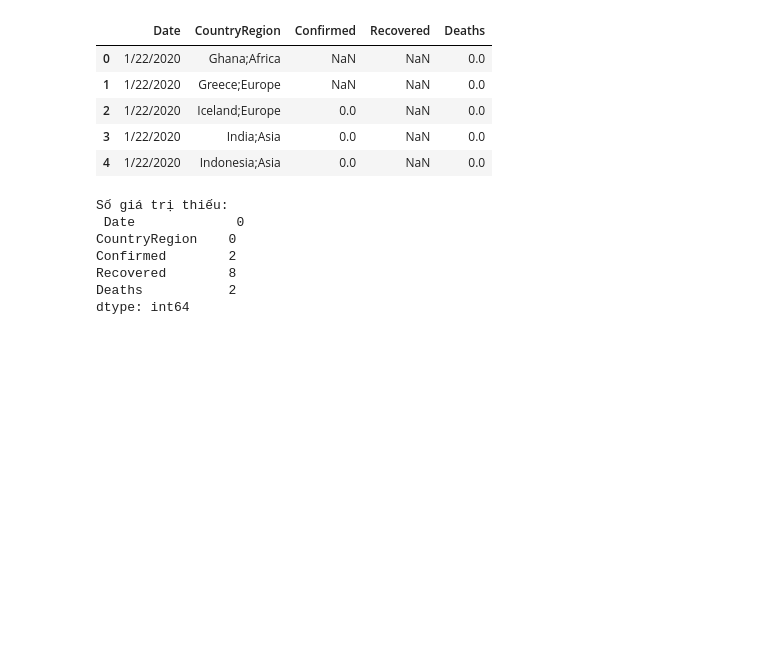
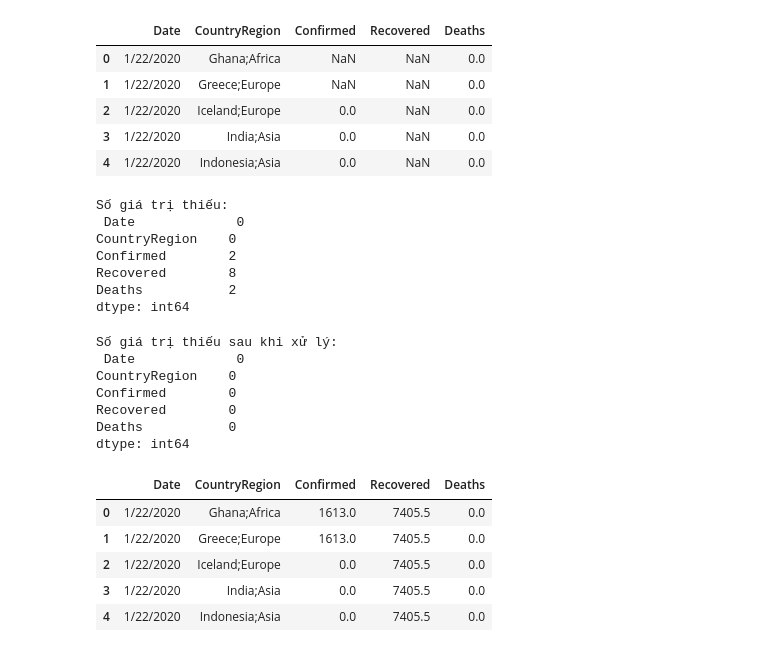
Before and after one commit to Thjnh725/Practice_Deep_Learning, a Jupyter notebook: Linear_Regression_DeepLearning.ipynb, the cells around one changed output. Drawn from its saved outputs; the diff is of its cells as text; code cells hidden in the pictures; blank space fills up the shorter version.

```diff
--- a/Linear_Regression_DeepLearning.ipynb
+++ b/Linear_Regression_DeepLearning.ipynb
@@ -29,3 +29,25 @@ Confirmed        2
 Recovered        8
 Deaths           2
 dtype: int64
+# %%
+df_imputed = dfcovid19.copy()
+
+numeric_cols = df_imputed.select_dtypes(include=[np.number]).columns
+df_imputed[numeric_cols] = df_imputed[numeric_cols].fillna(df_imputed[numeric_cols].median())
+
+print("Số giá trị thiếu sau khi xử lý:\n", df_imputed.isnull().sum())
+df_imputed.head()
+# %% [output]
+Số giá trị thiếu sau khi xử lý:
+ Date             0
+CountryRegion    0
+Confirmed        0
+Recovered        0
+Deaths           0
+dtype: int64
+|  | Date | CountryRegion | Confirmed | Recovered | Deaths |
+| 0 | 1/22/2020 | Ghana;Africa | 1613.0 | 7405.5 | 0.0 |
+| 1 | 1/22/2020 | Greece;Europe | 1613.0 | 7405.5 | 0.0 |
+| 2 | 1/22/2020 | Iceland;Europe | 0.0 | 7405.5 | 0.0 |
+| 3 | 1/22/2020 | India;Asia | 0.0 | 7405.5 | 0.0 |
+| 4 | 1/22/2020 | Indonesia;Asia | 0.0 | 7405.5 | 0.0 |
```
Also changed, not shown: parts of 1 cell of this notebook.
